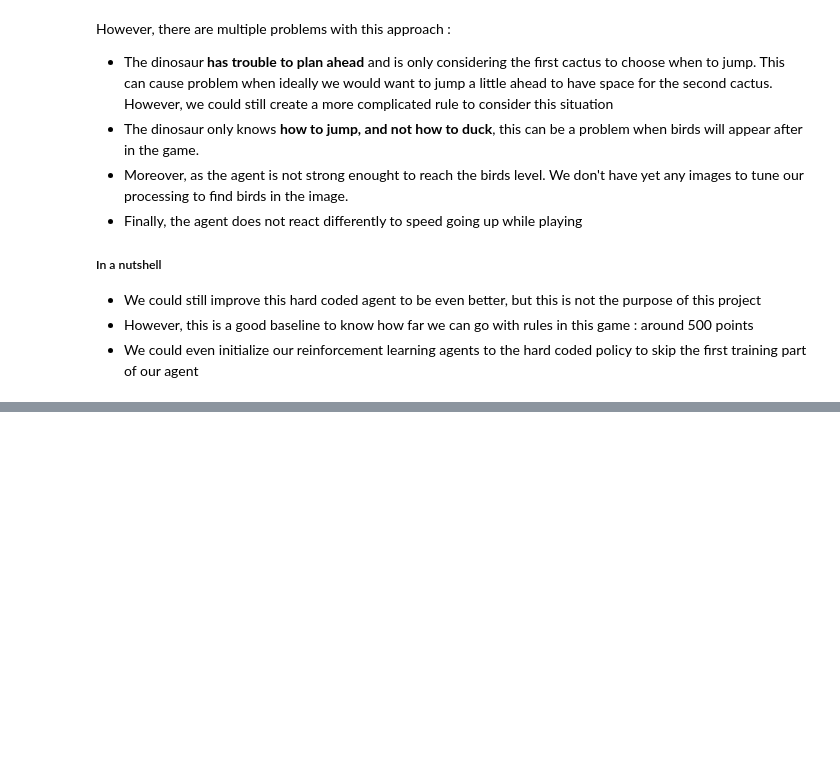
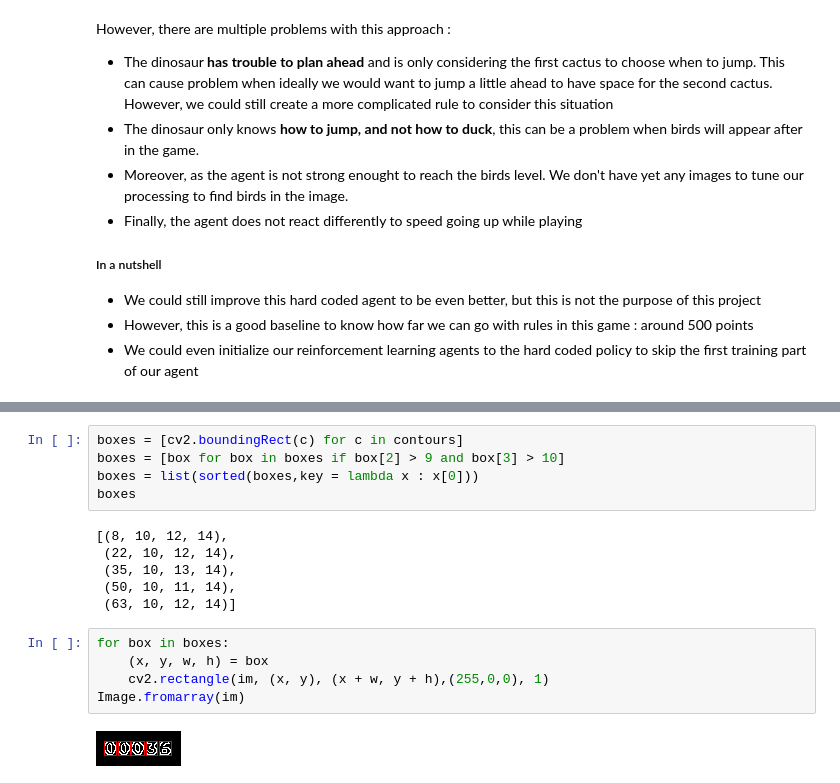
Before and after one commit to TheoLvs/reinforcement-learning, a Jupyter notebook: 4. Chrome Dino/20180102 - Chrome Dino development.ipynb, the cells around one changed output, grey strips where cells are left out. Saved outputs shown, nothing was run; the diff lists cells and outputs as text; blank space fills up the shorter version.

```diff
--- a/4. Chrome Dino/20180102 - Chrome Dino development.ipynb
+++ b/4. Chrome Dino/20180102 - Chrome Dino development.ipynb
@@ -288,0 +321,18 @@ However, there are multiple problems with this approach :
+# %%
+boxes = [cv2.boundingRect(c) for c in contours]
+boxes = [box for box in boxes if box[2] > 9 and box[3] > 10]
+boxes = list(sorted(boxes,key = lambda x : x[0]))
+boxes
+# %% [output]
+[(8, 10, 12, 14),
+ (22, 10, 12, 14),
+ (35, 10, 13, 14),
+ (50, 10, 11, 14),
+ (63, 10, 12, 14)]
+# %%
+for box in boxes:
+    (x, y, w, h) = box
+    cv2.rectangle(im, (x, y), (x + w, y + h),(255,0,0), 1)
+Image.fromarray(im)
+# %% [output]
+[figure, added]
```
Also changed, not shown: parts of 40 cells of this notebook.
